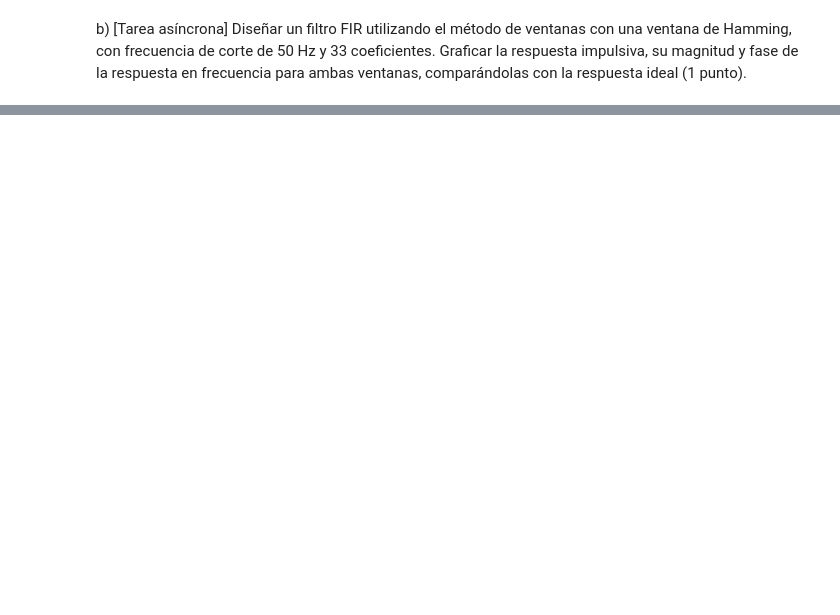
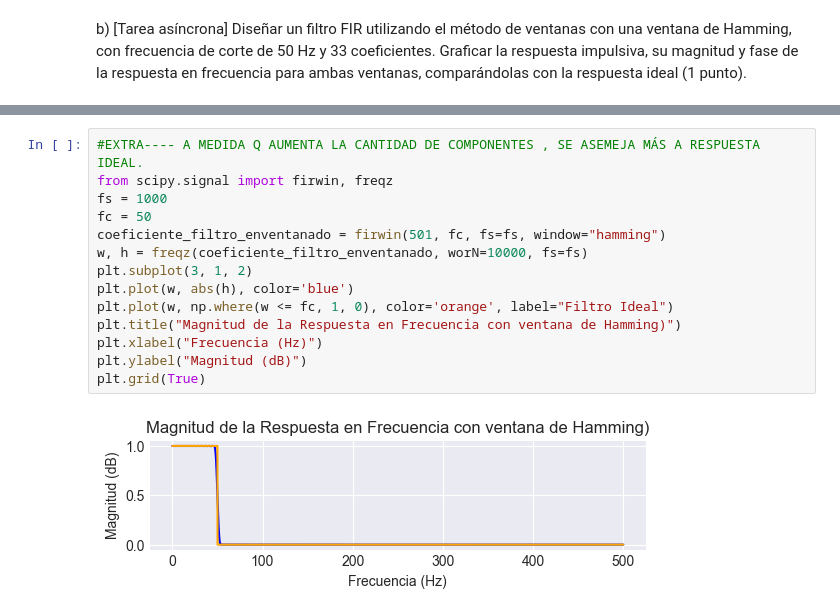
Before and after one commit to ExampleToFollow/PracticasPDS, a Jupyter notebook: Lab4/IP_LAB4_20213704.ipynb, the cells around one changed output, grey strips where cells are left out. Cells and saved outputs as stored; diff of their text form; blank space fills up the shorter version.

```diff
--- a/Lab4/IP_LAB4_20213704.ipynb
+++ b/Lab4/IP_LAB4_20213704.ipynb
@@ -167,0 +90,16 @@ plt.show()
+# %%
+#EXTRA---- A MEDIDA Q AUMENTA LA CANTIDAD DE COMPONENTES , SE ASEMEJA MÁS A RESPUESTA IDEAL.
+from scipy.signal import firwin, freqz
+fs = 1000
+fc = 50
+coeficiente_filtro_enventanado = firwin(501, fc, fs=fs, window="hamming")
+w, h = freqz(coeficiente_filtro_enventanado, worN=10000, fs=fs)
+plt.subplot(3, 1, 2)
+plt.plot(w, abs(h), color='blue')
+plt.plot(w, np.where(w <= fc, 1, 0), color='orange', label="Filtro Ideal")
+plt.title("Magnitud de la Respuesta en Frecuencia con ventana de Hamming)")
+plt.xlabel("Frecuencia (Hz)")
+plt.ylabel("Magnitud (dB)")
+plt.grid(True)
+# %% [output]
+[figure, added]
```
Also changed, not shown: parts of 9 cells of this notebook.
